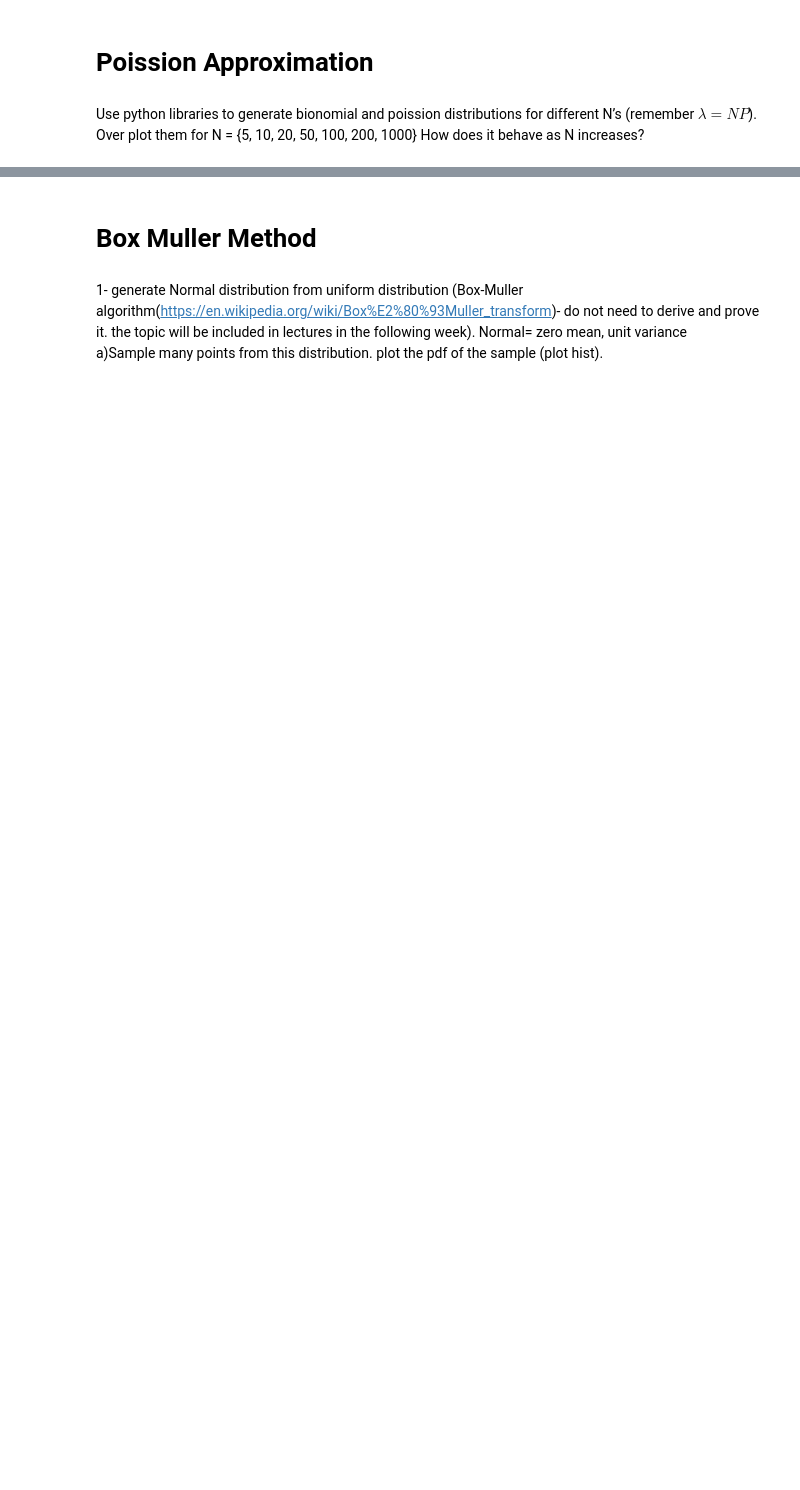
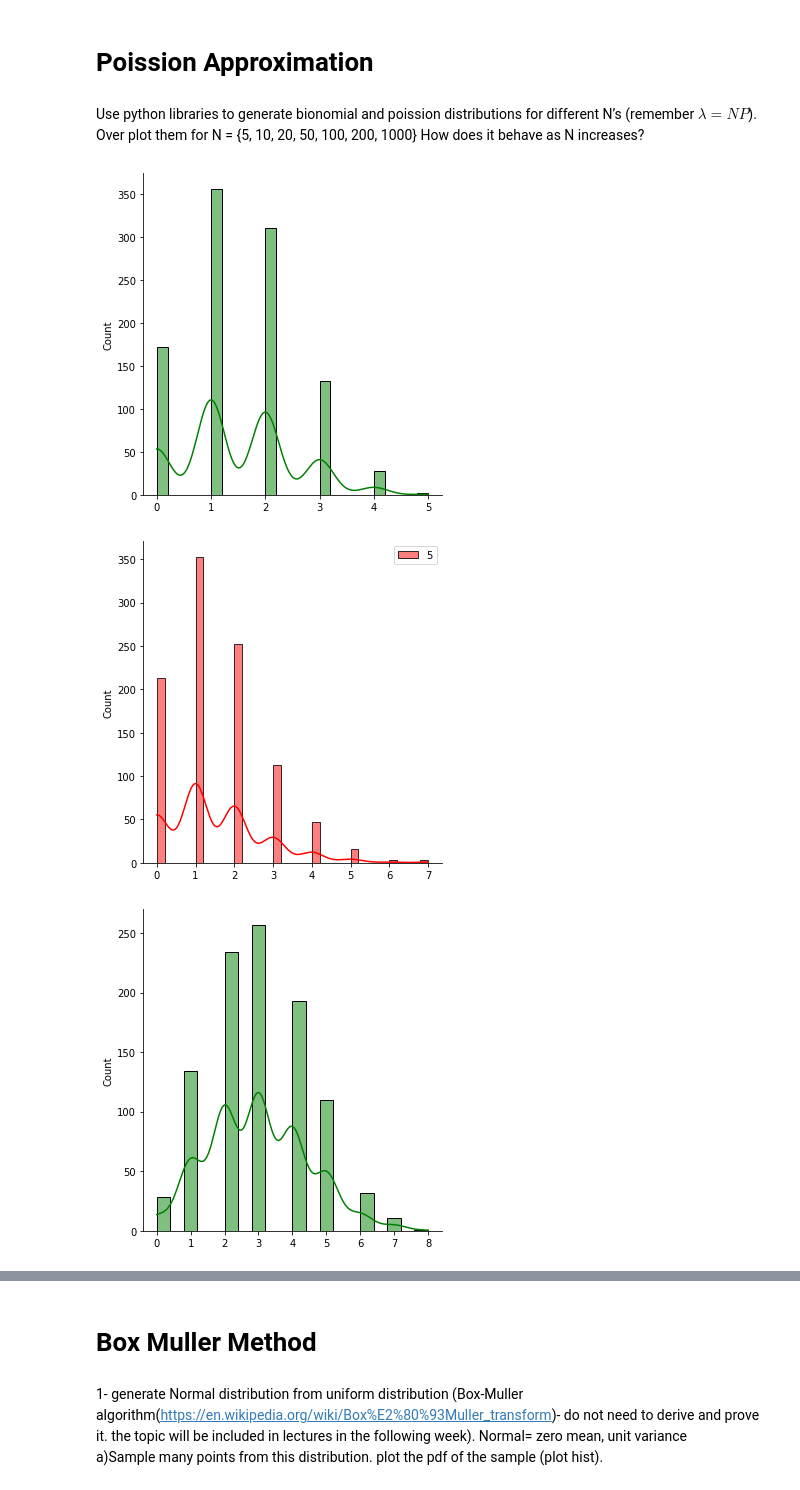
Before and after one commit to SBUDataAnalysis/hw2-Hooshmandshayan, a Jupyter notebook: Data_Analysis_HW1.ipynb, the cells around one changed output, grey strips where cells are left out. Drawn from its saved outputs; the diff is of its cells as text; code cells hidden in the pictures; blank space fills up the shorter version.

```diff
--- a/Data_Analysis_HW1.ipynb
+++ b/Data_Analysis_HW1.ipynb
@@ -150,0 +171,16 @@ How does it behave as N increases?
+# %%
+import numpy as np
+import matplotlib.pyplot as plt
+import seaborn as sns
+N = [5, 10, 20, 50, 100, 200, 1000]
+for i in N :
+    binomial = np.random.binomial(i , 0.3 , size=1000)
+    poisson = np.random.poisson(i*0.3 , size=1000)
+    sns.displot(binomial, kde = True, color = 'g', label = str(i))
+    sns.displot(poisson, kde = True, color = 'R', label= str(i))
+    plt.legend()
+    plt.show()
+# %% [output]
+[figure, added]
+[figure, added]
+[figure, added]
```
Also changed, not shown: parts of 11 cells of this notebook.
